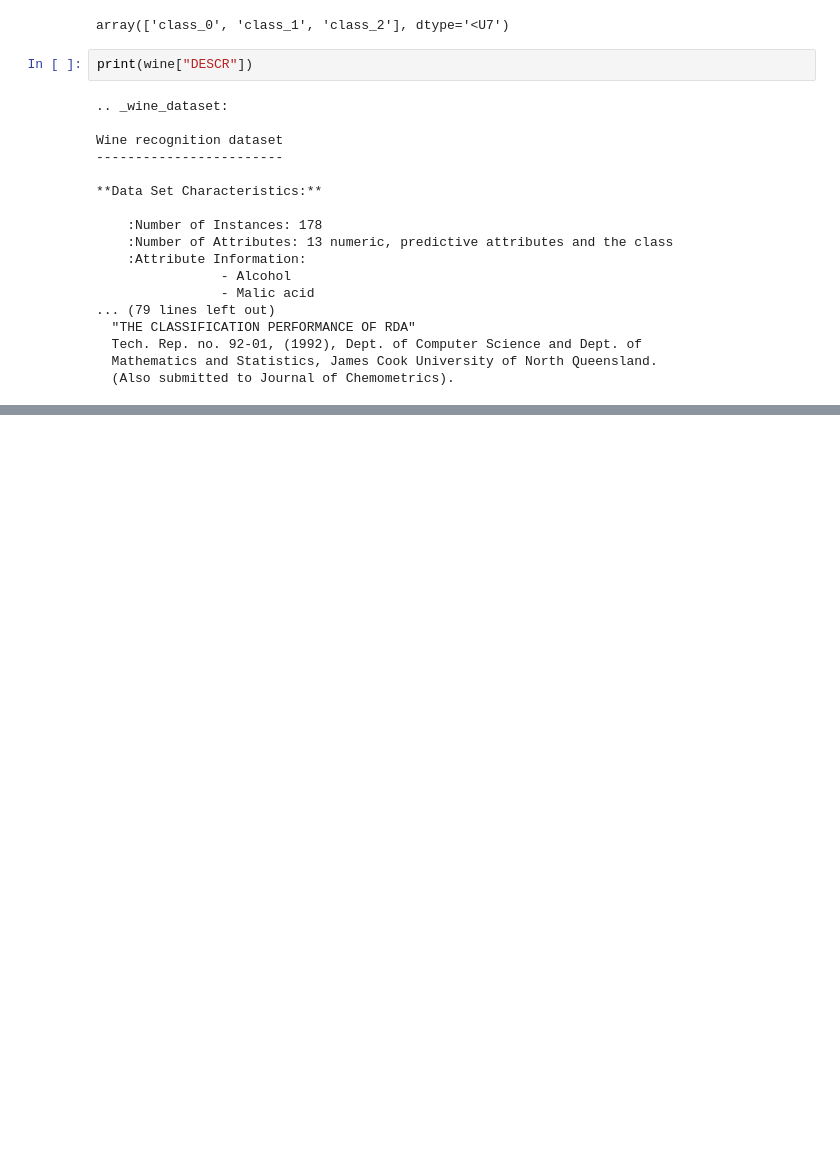
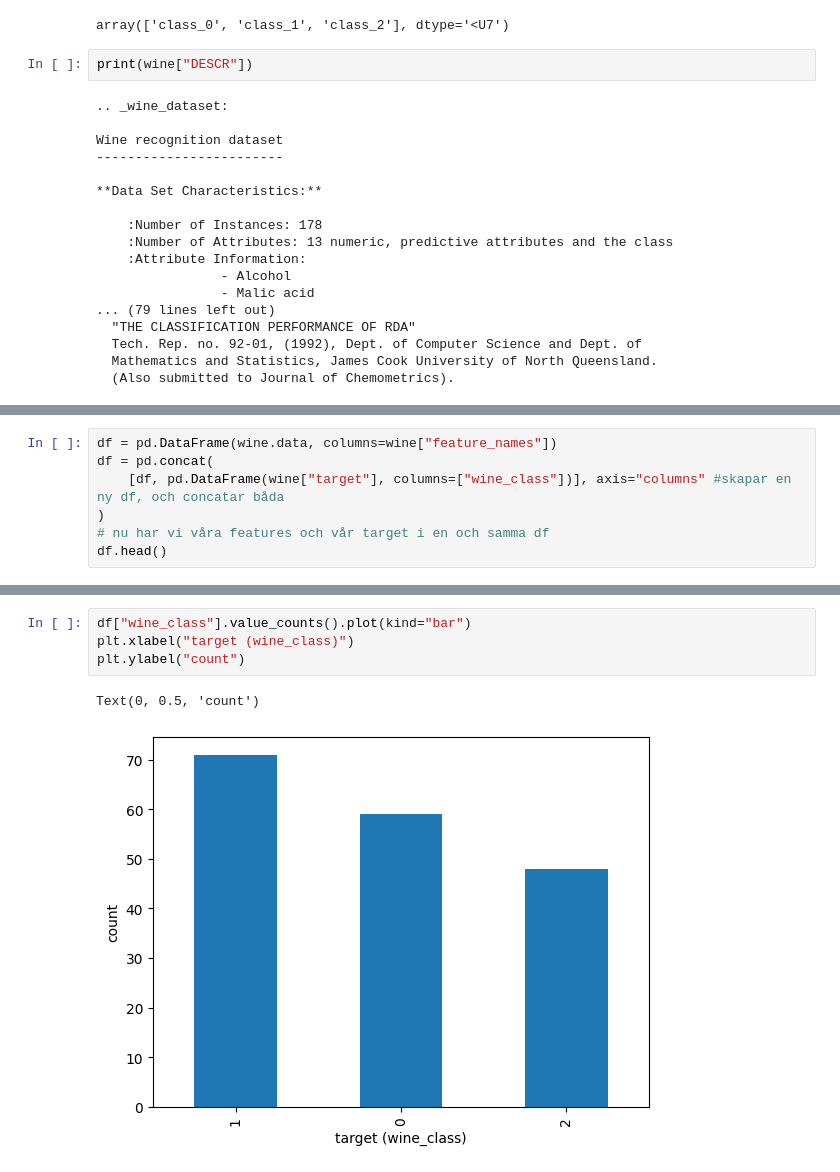
Before and after one commit to JonasBE13/machine-learning-jonas-bengtstrom, a Jupyter notebook: Code-along/L6-KNN.ipynb, the cells around one changed output, grey strips where cells are left out. Cells and saved outputs as stored; diff of their text form; blank space fills up the shorter version.

```diff
--- a/Code-along/L6-KNN.ipynb
+++ b/Code-along/L6-KNN.ipynb
@@ -63,0 +80,7 @@ Wine recognition dataset
+# %%
+df = pd.DataFrame(wine.data, columns=wine["feature_names"])
+df = pd.concat(
+    [df, pd.DataFrame(wine["target"], columns=["wine_class"])], axis="columns" #skapar en ny df, och concatar båda
+)
+# nu har vi våra features och vår target i en och samma df
+df.head()
@@ -63,0 +114,7 @@ Wine recognition dataset
+# %%
+df["wine_class"].value_counts().plot(kind="bar")
+plt.xlabel("target (wine_class)")
+plt.ylabel("count")
+# %% [output]
+Text(0, 0.5, 'count')
+[figure, added]
```
Also changed, not shown: parts of 21 cells of this notebook.
